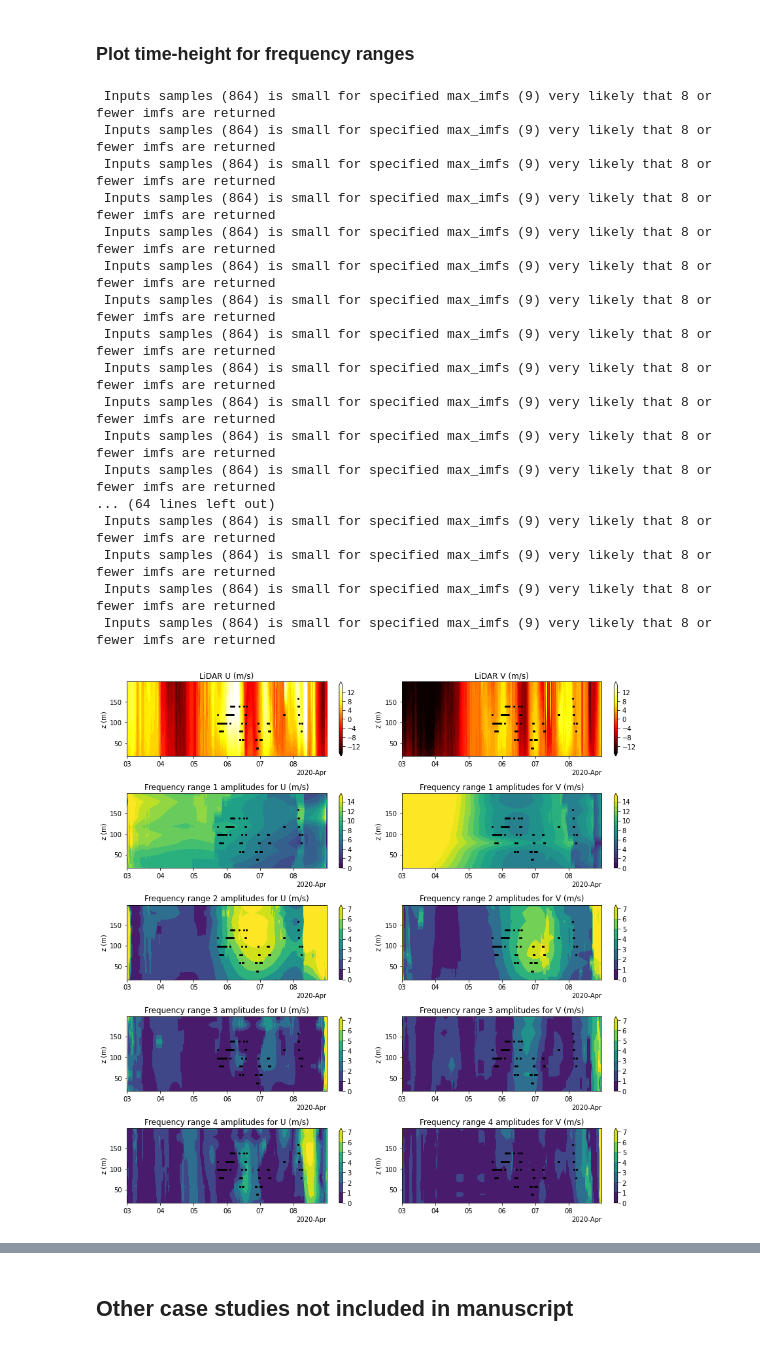
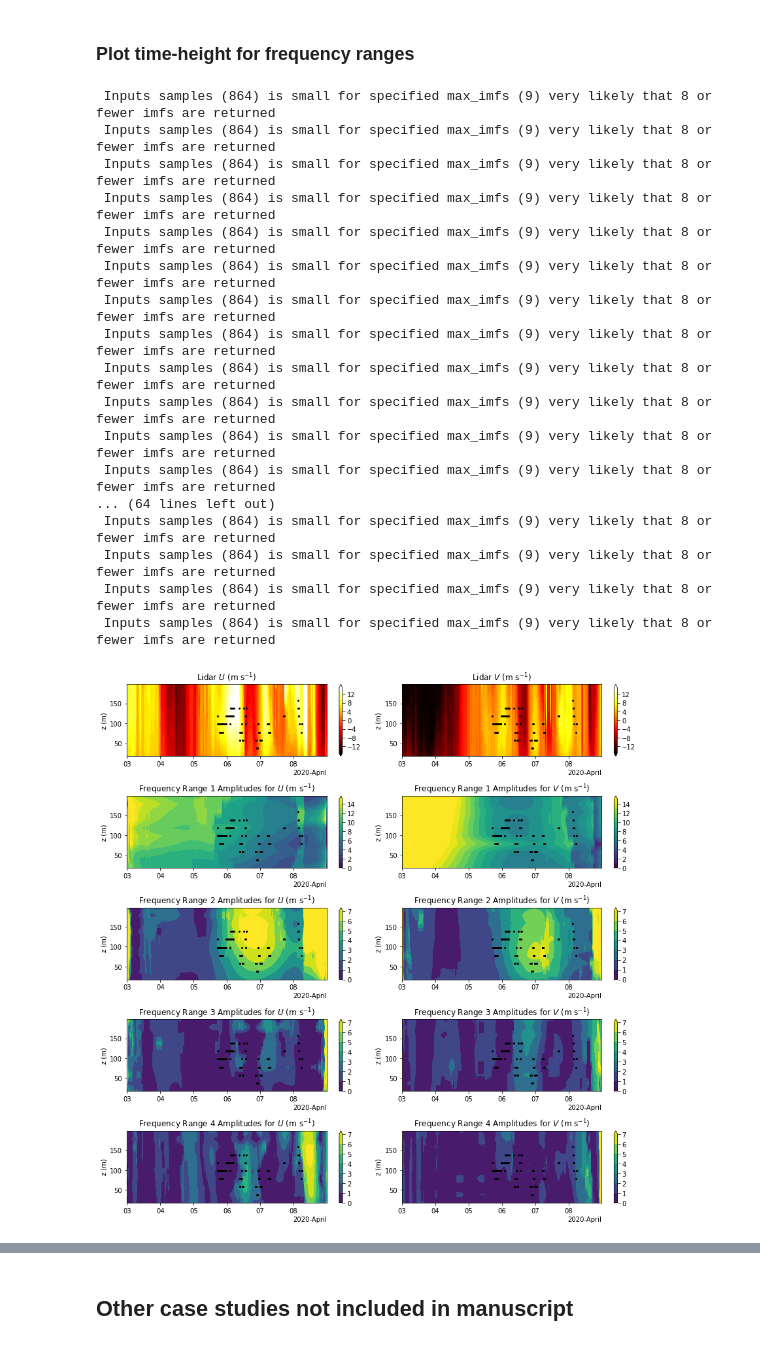
Before and after one commit to edejong-caltech/lowleveljets, a Jupyter notebook: 03-frequency_spectra.ipynb, the cells around one changed output, grey strips where cells are left out. Drawn from its saved outputs; the diff is of its cells as text; code cells hidden in the pictures.

```diff
--- a/03-frequency_spectra.ipynb
+++ b/03-frequency_spectra.ipynb
@@ -125,10 +125,10 @@ for (j, var) in enumerate(['u','v']):
     if j==0:
         plot_frequency_spectra(SGP_lidar.isel(z=z_sel),ax[0][j],var)
     ranges = get_frequency_ranges('SGP')
-    ax[0][j].axvspan(ranges['60h'][0], ranges['60h'][1], alpha=0.15, label='type 1', color='red')
-    ax[0][j].axvspan(ranges['28h'][0], ranges['28h'][1], alpha=0.15, label='type 2', color='blue')
-    ax[0][j].axvspan(ranges['19h'][0], ranges['19h'][1], alpha=0.15, label='type 3', color='green')
-    ax[0][j].axvspan(ranges['8h'][0], ranges['8h'][1], alpha=0.2, label='type 4', color='orange')
+    box1 = ax[0][j].axvspan(ranges['60h'][0], ranges['60h'][1], alpha=0.15, label='type 1', color='red')
+    box2 = ax[0][j].axvspan(ranges['28h'][0], ranges['28h'][1], alpha=0.15, label='type 2', color='blue')
+    box3 = ax[0][j].axvspan(ranges['19h'][0], ranges['19h'][1], alpha=0.15, label='type 3', color='green')
+    box4 = ax[0][j].axvspan(ranges['8h'][0], ranges['8h'][1], alpha=0.2, label='type 4', color='orange')
     plot_frequency_spectra(SGP_lidar.isel(z=z_sel),ax[0][j],var)
 ax[0,0].set_ylabel('Normalized Power: SGP')
 
@@ -150,7 +150,7 @@ for (ii,event) in enumerate(cases[Buoy]):
 ax[-1,0].set_xlabel('Frequency (Hz) in U velocity')
 ax[-1,1].set_xlabel('Frequency (Hz) in V velocity')
 ax[0,0].legend(['IMF-1', 'IMF-2', 'IMF-3', 'IMF-4', 'IMF-5', 'IMF-6', 'IMF-7','IMF-8','IMF-9'], frameon=False)
-ax[0,1].legend(['type 1','type 2', 'type 3','type 4'], frameon=False)
+ax[0,1].legend([box1, box2, box3, box4], ['type 1','type 2', 'type 3','type 4'], frameon=False)
 
 plt.tight_layout()
 
@@ -198,15 +199,15 @@ def plot_frequency_timeheight(event, data, axU, axV, max_h_lvl, freq_ind, jet_da
     if xlim is not None:
         axU.set_xlim([xlim[0], xlim[1]])
         axV.set_xlim([xlim[0], xlim[1]])
-    axU.xaxis.set_major_formatter(mdates.ConciseDateFormatter(axU.xaxis.get_major_locator()))
-    axV.xaxis.set_major_formatter(mdates.ConciseDateFormatter(axV.xaxis.get_major_locator()))
+    axU.xaxis.set_major_formatter(mdates.ConciseDateFormatter(axU.xaxis.get_major_locator(), offset_formats=['', '%Y', '%Y-%B', '%Y-%B-%d', '%Y-%B-%d', '%Y-%B-%d %H:%M']))
+    axV.xaxis.set_major_formatter(mdates.ConciseDateFormatter(axV.xaxis.get_major_locator(), offset_formats=['', '%Y', '%Y-%B', '%Y-%B-%d', '%Y-%B-%d', '%Y-%B-%d %H:%M']))
 
     fig.colorbar(CS1, ax=axU)
     fig.colorbar(CS2, ax=axV)
 
     if set_title is not None:
-        axU.set_title(set_title + ' U (m/s)')
-        axV.set_title(set_title + ' V (m/s)')
+        axU.set_title(set_title + ' $U$ (m s$^{-1}$)')
+        axV.set_title(set_title + ' $V$ (m s$^{-1}$)')
 # %%
 def plot_data_timeheight(event, data, axU, axV, max_h_lvl, jet_data, set_title=None, xlim=None, cmin=-15, cmax=15):
     (t,z) = np.meshgrid(data['datetime'], data['height'].isel(z=slice(0,max_h_lvl)))
@@ -228,49 +229,49 @@ def plot_data_timeheight(event, data, axU, axV, max_h_lvl, jet_data, set_title=N
     if xlim is not None:
         axU.set_xlim([xlim[0], xlim[1]])
         axV.set_xlim([xlim[0], xlim[1]])
-    axU.xaxis.set_major_formatter(mdates.ConciseDateFormatter(axU.xaxis.get_major_locator()))
-    axV.xaxis.set_major_formatter(mdates.ConciseDateFormatter(axV.xaxis.get_major_locator()))
+    axU.xaxis.set_major_formatter(mdates.ConciseDateFormatter(axU.xaxis.get_major_locator(), offset_formats=['', '%Y', '%Y-%B', '%Y-%B-%d', '%Y-%B-%d', '%Y-%B-%d %H:%M']))
+    axV.xaxis.set_major_formatter(mdates.ConciseDateFormatter(axV.xaxis.get_major_locator(), offset_formats=['', '%Y', '%Y-%B', '%Y-%B-%d', '%Y-%B-%d', '%Y-%B-%d %H:%M']))
 
     fig.colorbar(CS1, ax=axU)
     fig.colorbar(CS2, ax=axV)
 
     if set_title is not None:
-        axU.set_title(set_title + ' U (m/s)')
-        axV.set_title(set_title + ' V (m/s)')
+        axU.set_title(set_title + ' $U$ (m s$^{-1}$)')
+        axV.set_title(set_title + ' $V$ (m s$^{-1}$)')
 # %%
 (fig, ax) = plt.subplots(nrows=5, ncols=2, figsize=(12,12))
 
 event = '20200403'
 data = springtime.isel(t=slice(cases[Buoy][event][0], cases[Buoy][event][1]))
 jet_data = jet_id.isel(t=slice(cases[Buoy][event][0], cases[Buoy][event][1]))
 
-plot_data_timeheight(event, data, ax[0][0], ax[0][1], 10, jet_data, set_title='LiDAR')
+plot_data_timeheight(event, data, ax[0][0], ax[0][1], 10, jet_data, set_title='Lidar')
 
 for i in range(4):
-    plot_frequency_timeheight(event, data, ax[i+1][0], ax[i+1][1], 10, i, jet_data, cmax=(15 if i==0 else 7), set_title='Frequency range ' + str(i+1) + ' amplitudes for')
+    plot_frequency_timeheight(event, data, ax[i+1][0], ax[i+1][1], 10, i, jet_data, cmax=(15 if i==0 else 7), set_title='Frequency Range ' + str(i+1) + ' Amplitudes for')
 
 plt.tight_layout()
 
 plt.savefig('figures/fig9_frequency_timeheight_'+event+'.pdf')
 # %% [output]
  Inputs samples (864) is small for specified max_imfs (9) very likely that 8 or fewer imfs are returned
  Inputs samples (864) is small for specified max_imfs (9) very likely that 8 or fewer imfs are returned
  Inputs samples (864) is small for specified max_imfs (9) very likely that 8 or fewer imfs are returned
  Inputs samples (864) is small for specified max_imfs (9) very likely that 8 or fewer imfs are returned
  Inputs samples (864) is small for specified max_imfs (9) very likely that 8 or fewer imfs are returned
  Inputs samples (864) is small for specified max_imfs (9) very likely that 8 or fewer imfs are returned
  Inputs samples (864) is small for specified max_imfs (9) very likely that 8 or fewer imfs are returned
  Inputs samples (864) is small for specified max_imfs (9) very likely that 8 or fewer imfs are returned
  Inputs samples (864) is small for specified max_imfs (9) very likely that 8 or fewer imfs are returned
  Inputs samples (864) is small for specified max_imfs (9) very likely that 8 or fewer imfs are returned
  Inputs samples (864) is small for specified max_imfs (9) very likely that 8 or fewer imfs are returned
  Inputs samples (864) is small for specified max_imfs (9) very likely that 8 or fewer imfs are returned
 ... (64 lines left out)
  Inputs samples (864) is small for specified max_imfs (9) very likely that 8 or fewer imfs are returned
  Inputs samples (864) is small for specified max_imfs (9) very likely that 8 or fewer imfs are returned
  Inputs samples (864) is small for specified max_imfs (9) very likely that 8 or fewer imfs are returned
  Inputs samples (864) is small for specified max_imfs (9) very likely that 8 or fewer imfs are returned
-[figure, old version]
+[figure, new version]
 # %%
 (fig, ax) = plt.subplots(nrows=5, ncols=2, figsize=(12,12))
 
```
Also changed, not shown: parts of 4 cells of this notebook, 31 other files.
